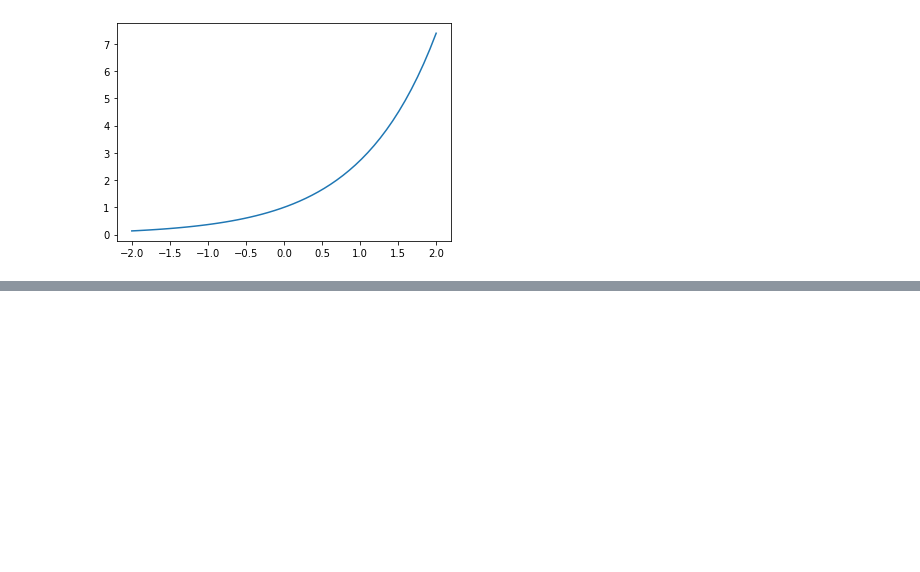
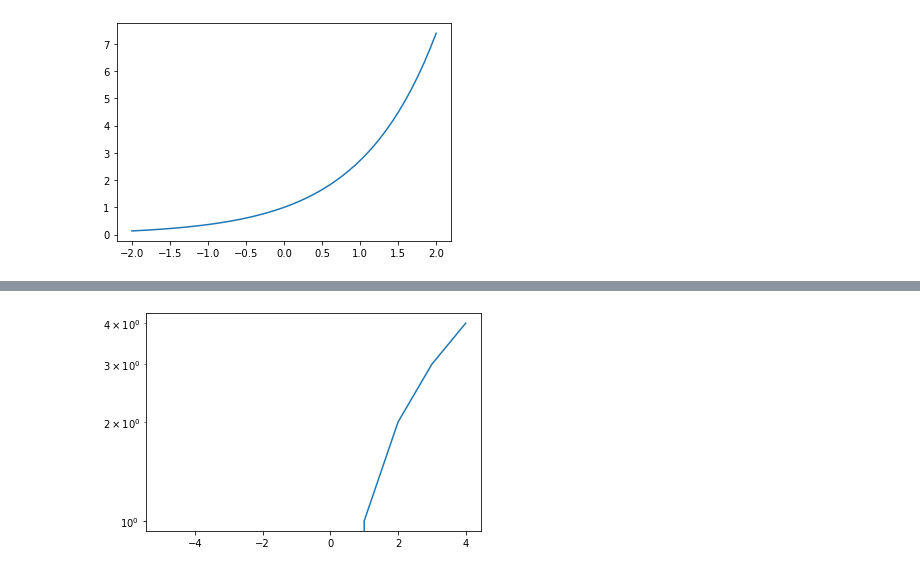
Before and after one commit to fragementaryworld/notes, a Jupyter notebook: matplotlib.ipynb, the cells around one changed output, grey strips where cells are left out. Saved outputs shown, nothing was run; the diff lists cells and outputs as text; code cells hidden in the pictures; blank space fills up the shorter version.

```diff
--- a/matplotlib.ipynb
+++ b/matplotlib.ipynb
@@ -332,0 +352,8 @@ plt.show()
+# %%
+x=np.arange(-5,5,1)
+plt.plot(x,x)
+plt.xscale("linear")
+plt.yscale("log")
+plt.show()
+# %% [output]
+[figure, added]
```
Also changed, not shown: parts of 26 cells of this notebook.
